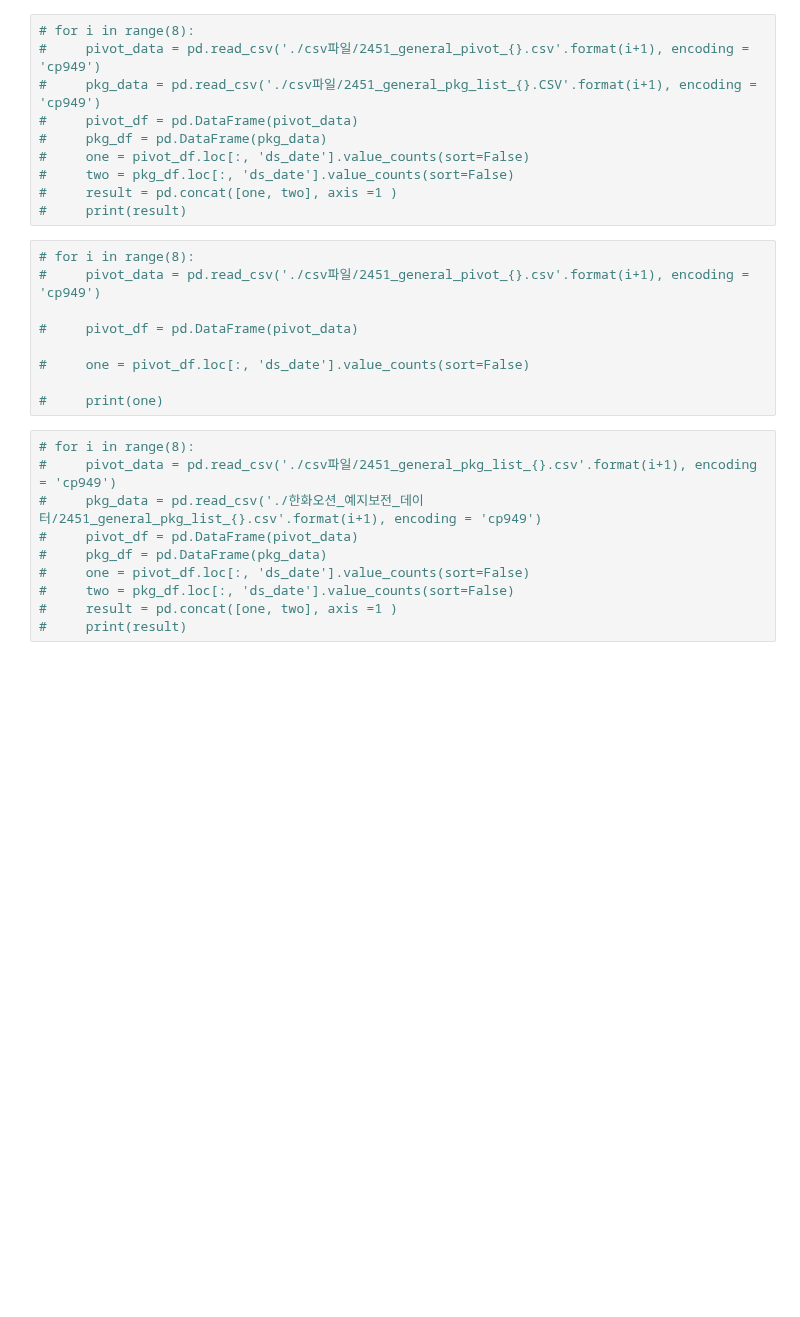
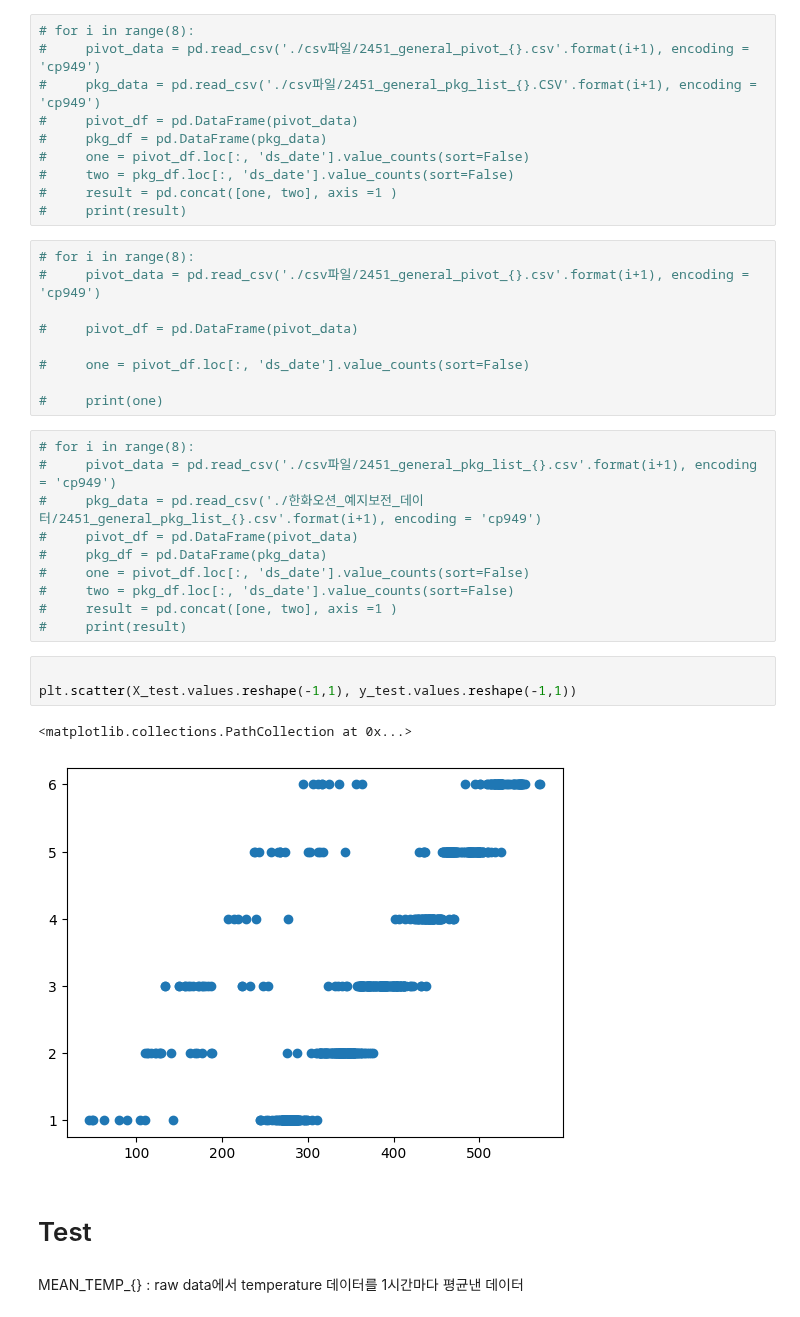
Before and after one commit to ksh914/hanhwa, a Jupyter notebook: data.ipynb, the cells around one changed output. Saved outputs shown, nothing was run; the diff lists cells and outputs as text; blank space fills up the shorter version.

```diff
--- a/data.ipynb
+++ b/data.ipynb
@@ -369,3 +464,13 @@ model.fit(x1.values.reshape(-1,1), y1.values.reshape(-1,1))
 #     two = pkg_df.loc[:, 'ds_date'].value_counts(sort=False)
 #     result = pd.concat([one, two], axis =1 )
 #     print(result)
+# %%
+
+plt.scatter(X_test.values.reshape(-1,1), y_test.values.reshape(-1,1))
+# %% [output]
+<matplotlib.collections.PathCollection at 0x...>
+[figure, added]
+# %% [markdown]
+# Test
+# %% [markdown]
+MEAN_TEMP_{} : raw data에서 temperature 데이터를 1시간마다 평균낸 데이터
```
Also changed, not shown: parts of 37 cells of this notebook.
